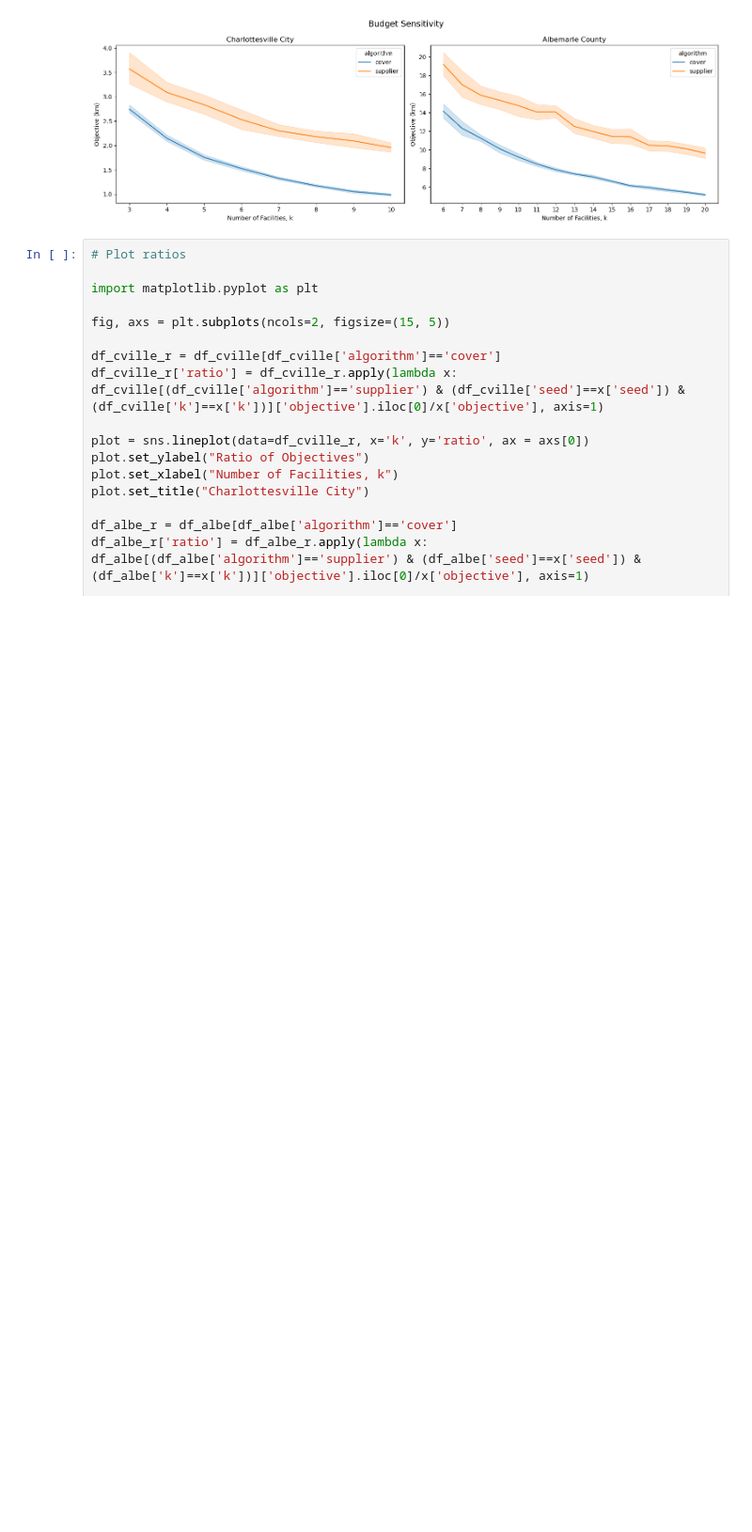
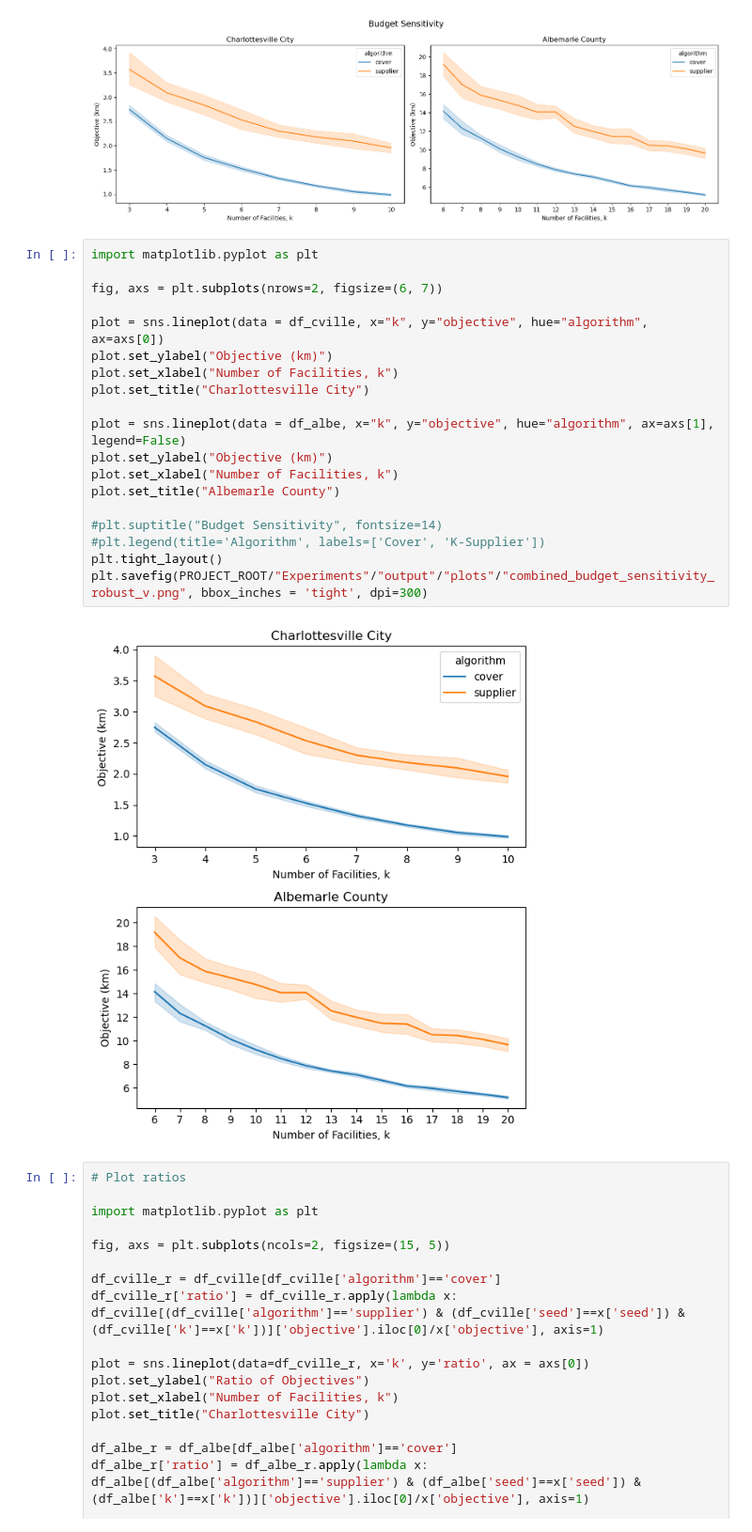
Before and after one commit to Ann924/FullyMobileFacilities, a Jupyter notebook: Notebooks/experiment.ipynb, the cells around one changed output. Shown at 94% size. Saved outputs shown, nothing was run; the diff lists cells and outputs as text; blank space fills up the shorter version.

Commit message:
update experiments

```diff
--- a/Notebooks/experiment.ipynb
+++ b/Notebooks/experiment.ipynb
@@ -189,6 +189,27 @@ plt.tight_layout()
 #plt.savefig(PROJECT_ROOT/"Experiments"/"output"/"plots"/"combined_budget_sensitivity_robust.png", bbox_inches = 'tight', dpi=300)
 # %% [output]
 [figure]
+# %%
+import matplotlib.pyplot as plt
+
+fig, axs = plt.subplots(nrows=2, figsize=(6, 7))
+
+plot = sns.lineplot(data = df_cville, x="k", y="objective", hue="algorithm", ax=axs[0])
+plot.set_ylabel("Objective (km)")
+plot.set_xlabel("Number of Facilities, k")
+plot.set_title("Charlottesville City")
+
+plot = sns.lineplot(data = df_albe, x="k", y="objective", hue="algorithm", ax=axs[1], legend=False)
+plot.set_ylabel("Objective (km)")
+plot.set_xlabel("Number of Facilities, k")
+plot.set_title("Albemarle County")
+
+#plt.suptitle("Budget Sensitivity", fontsize=14)
+#plt.legend(title='Algorithm', labels=['Cover', 'K-Supplier'])
+plt.tight_layout()
+plt.savefig(PROJECT_ROOT/"Experiments"/"output"/"plots"/"combined_budget_sensitivity_robust_v.png", bbox_inches = 'tight', dpi=300)
+# %% [output]
+[figure, added]
 # %%
 # Plot ratios
 
```
Also changed, not shown: parts of 32 cells of this notebook, 39 other files.
